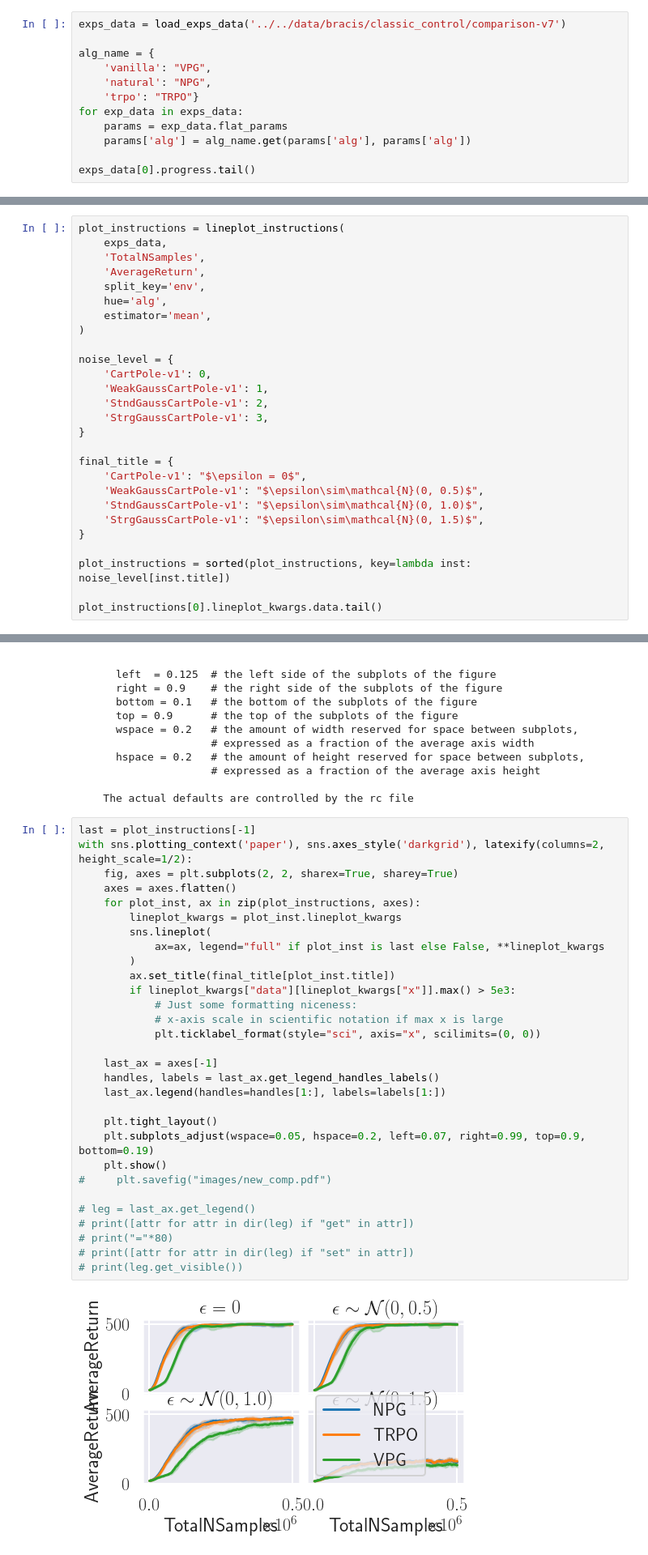
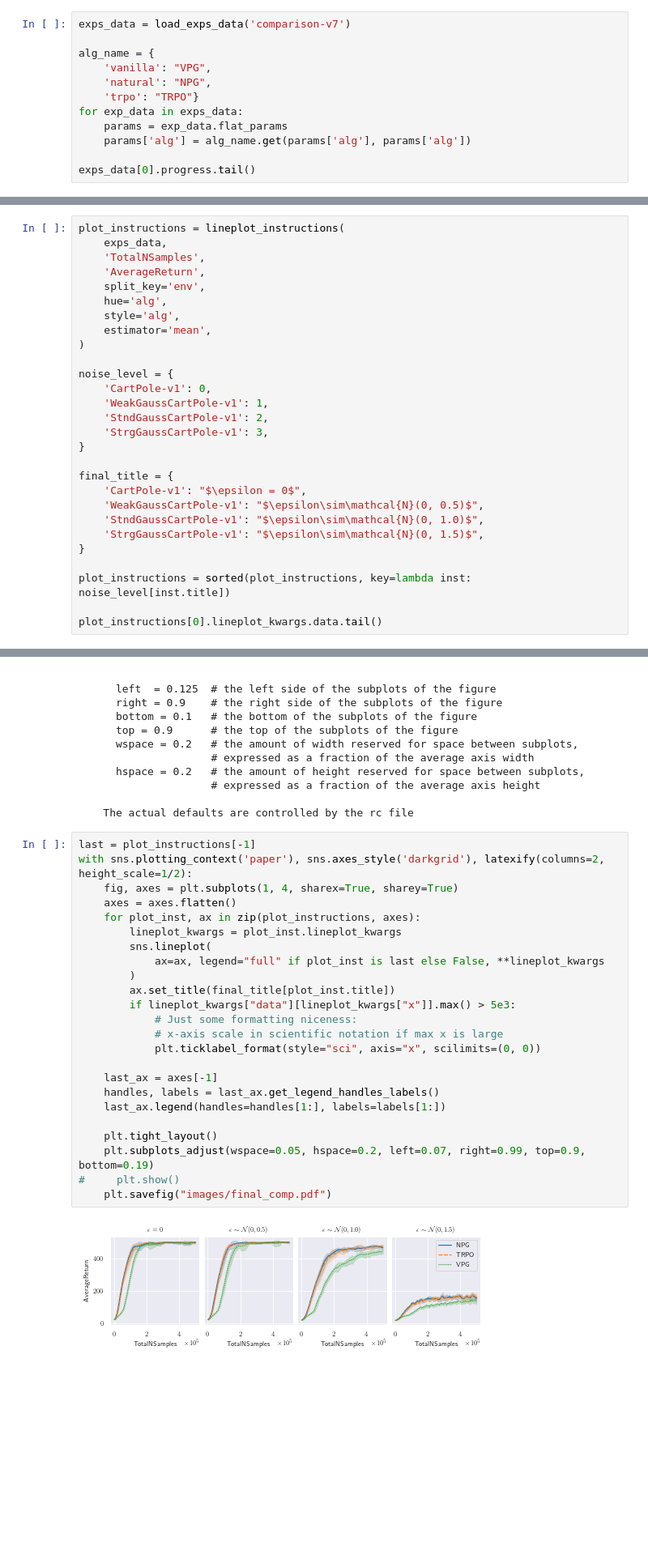
Before and after one commit to 0xangelo/deep-rl, a Jupyter notebook: bracis/Bracis2019 Plots.ipynb, the cells around one changed output, grey strips where cells are left out. Shown at 81% size. Saved outputs shown, nothing was run; the diff lists cells and outputs as text; blank space fills up the shorter version.

Commit message:
chore: make notebook cell to plot the final figure
Signed-off-by: Ângelo Lovatto <angelolovatto@gmail.com>

```diff
--- a/bracis/Bracis2019 Plots.ipynb
+++ b/bracis/Bracis2019 Plots.ipynb
@@ -266,7 +266,7 @@ class Selector(object):
     def extract(self):
         return list(filter(self._check_exp, self._exps_data))
 # %%
-exps_data = load_exps_data('../../data/bracis/classic_control/comparison-v7')
+exps_data = load_exps_data('comparison-v7')
 
 alg_name = {
     'vanilla': "VPG",
@@ -360,6 +360,7 @@ plot_instructions = lineplot_instructions(
     'AverageReturn',
     split_key='env',
     hue='alg',
+    style='alg',
     estimator='mean',
 )
 
@@ -411,32 +412,26 @@ subplots_adjust(left=None, bottom=None, right=None, top=None, wspace=None, hspac
 # %%
 last = plot_instructions[-1]
 with sns.plotting_context('paper'), sns.axes_style('darkgrid'), latexify(columns=2, height_scale=1/2):
-    fig, axes = plt.subplots(2, 2, sharex=True, sharey=True)
+    fig, axes = plt.subplots(1, 4, sharex=True, sharey=True)
     axes = axes.flatten()
     for plot_inst, ax in zip(plot_instructions, axes):
         lineplot_kwargs = plot_inst.lineplot_kwargs
         sns.lineplot(
             ax=ax, legend="full" if plot_inst is last else False, **lineplot_kwargs
         )
         ax.set_title(final_title[plot_inst.title])
         if lineplot_kwargs["data"][lineplot_kwargs["x"]].max() > 5e3:
             # Just some formatting niceness:
             # x-axis scale in scientific notation if max x is large
             plt.ticklabel_format(style="sci", axis="x", scilimits=(0, 0))
 
     last_ax = axes[-1]
     handles, labels = last_ax.get_legend_handles_labels()
     last_ax.legend(handles=handles[1:], labels=labels[1:])
 
     plt.tight_layout()
     plt.subplots_adjust(wspace=0.05, hspace=0.2, left=0.07, right=0.99, top=0.9, bottom=0.19)
-    plt.show()
-#     plt.savefig("images/new_comp.pdf")
-
-# leg = last_ax.get_legend()
-# print([attr for attr in dir(leg) if "get" in attr])
-# print("="*80)
-# print([attr for attr in dir(leg) if "set" in attr])
-# print(leg.get_visible())
+#     plt.show()
+    plt.savefig("images/final_comp.pdf")
 # %% [output]
-[figure, old version]
+[figure, new version]
```
Also changed, not shown: parts of 4 cells of this notebook.
